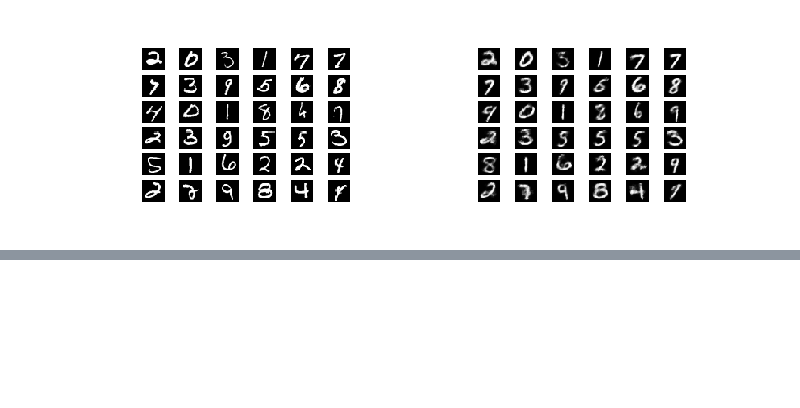
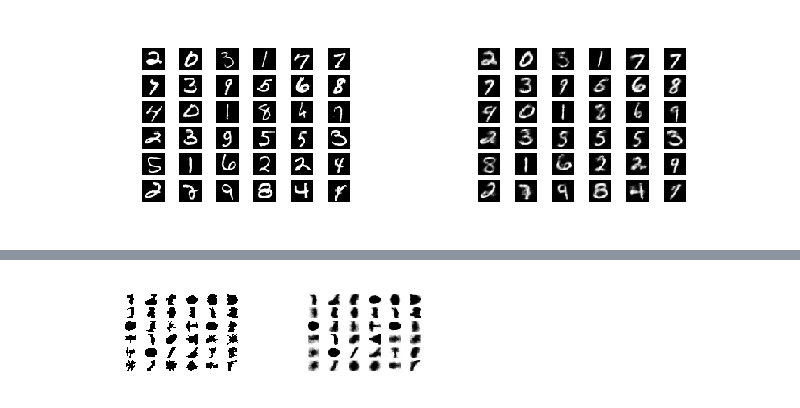
Before and after one commit to christineymshen/sta-663-FinalProj-VAE, a Jupyter notebook: Report/20200430_Model_v1.3_Development_Notebook.ipynb, the cells around one changed output, grey strips where cells are left out. Cells and saved outputs as stored; diff of their text form; code cells hidden in the pictures; blank space fills up the shorter version.

```diff
--- a/Report/20200430_Model_v1.3_Development_Notebook.ipynb
+++ b/Report/20200430_Model_v1.3_Development_Notebook.ipynb
@@ -2392,7 +2394,7 @@ def plot_samples_final(trainX, trainy, W, b, fig1, fig2, std_const = 255):
 def combine_fig(fig1, fig2, output):
     """helper function for final report"""
     # figure size in inches optional
-    rcParams['figure.figsize'] = 11,8
+    # rcParams['figure.figsize'] = 11,8
 
     # read images
     img_A = mpimg.imread(fig1)
@@ -2407,7 +2409,7 @@ def combine_fig(fig1, fig2, output):
     plt.axis('off')
     plt.imshow(img_B)
     plt.show()
-    fig.set_size_inches(20, 5)
+    fig.set_size_inches(60, 20)
     fig.savefig(output)
 # %% [markdown]
 ### 9.1 Section 2.2.2 baseline model performance reasonabless checking
@@ -2547,0 +2639,4 @@ combine_fig(fig1, fig2, "Figs/Fig11.png")
+# %%
+combine_fig(fig1, fig2, "Figs/Fig12.png")
+# %% [output]
+[figure, added]
```
Also changed, not shown: parts of 7 cells of this notebook, 4 other files.
